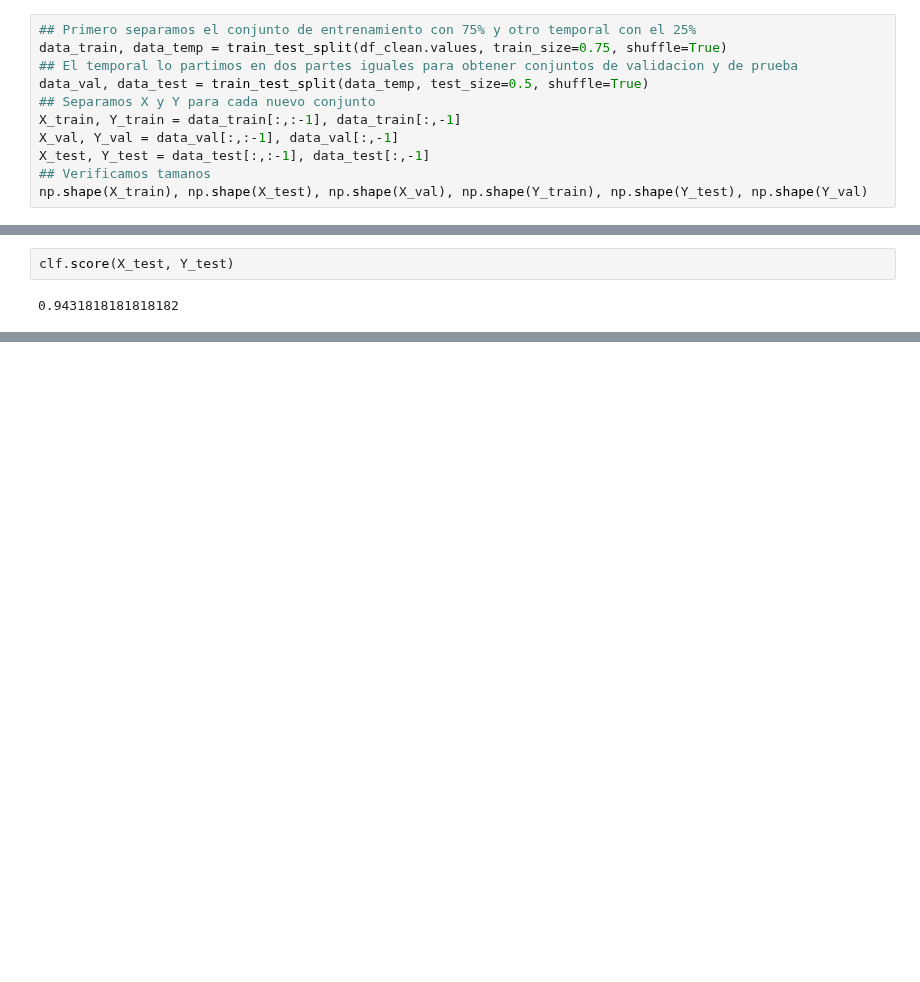
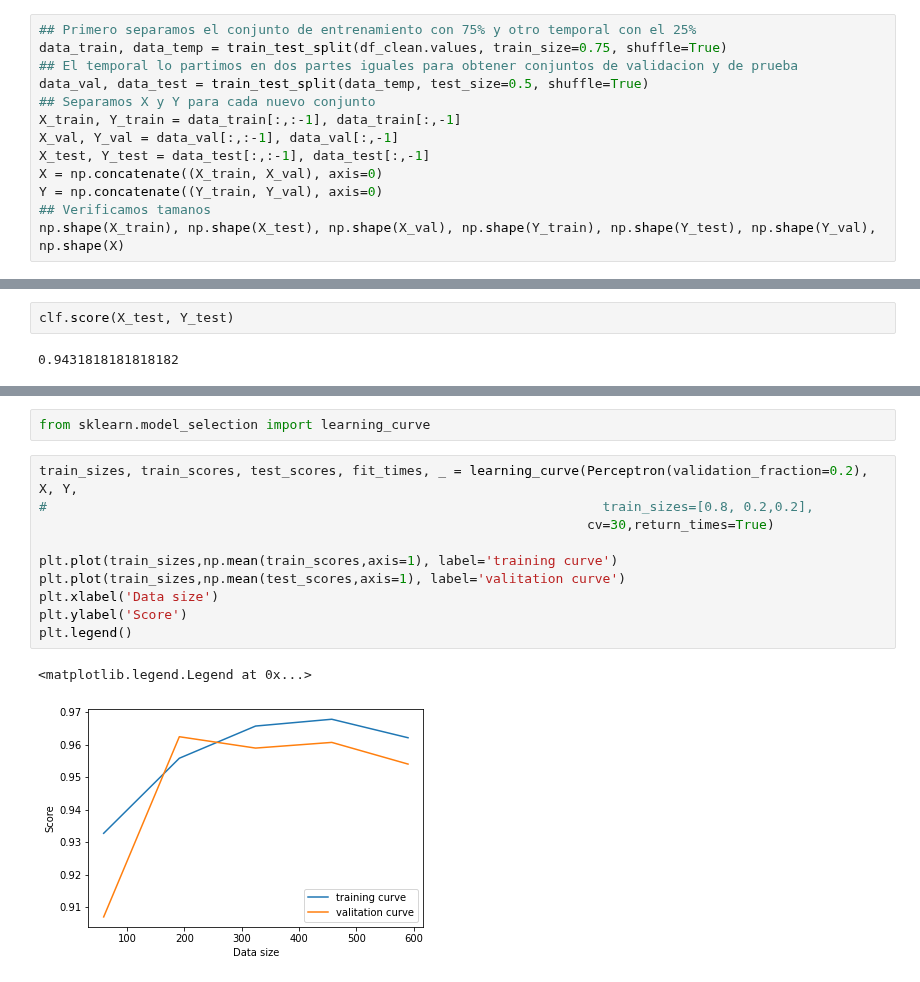
Before and after one commit to igomezv/DataScienceIntermedio, a Jupyter notebook: 3-1-Aprendizaje-supervisado.ipynb, the cells around one changed output, grey strips where cells are left out. Cells and saved outputs as stored; diff of their text form; blank space fills up the shorter version.

Commit message:
update supervised learning notebook

```diff
--- a/3-1-Aprendizaje-supervisado.ipynb
+++ b/3-1-Aprendizaje-supervisado.ipynb
@@ -50,6 +61,8 @@ data_val, data_test = train_test_split(data_temp, test_size=0.5, shuffle=True)
 X_train, Y_train = data_train[:,:-1], data_train[:,-1]
 X_val, Y_val = data_val[:,:-1], data_val[:,-1]
 X_test, Y_test = data_test[:,:-1], data_test[:,-1]
+X = np.concatenate((X_train, X_val), axis=0)
+Y = np.concatenate((Y_train, Y_val), axis=0)
 ## Verificamos tamanos
-np.shape(X_train), np.shape(X_test), np.shape(X_val), np.shape(Y_train), np.shape(Y_test), np.shape(Y_val)
+np.shape(X_train), np.shape(X_test), np.shape(X_val), np.shape(Y_train), np.shape(Y_test), np.shape(Y_val), np.shape(X)
 # %% [output]
@@ -75,0 +134,15 @@ clf.score(X_train, Y_train)
+# %%
+from sklearn.model_selection import learning_curve
+# %%
+train_sizes, train_scores, test_scores, fit_times, _ = learning_curve(Perceptron(validation_fraction=0.2), X, Y,
+#                                                                       train_sizes=[0.8, 0.2,0.2],
+                                                                      cv=30,return_times=True)
+
+plt.plot(train_sizes,np.mean(train_scores,axis=1), label='training curve')
+plt.plot(train_sizes,np.mean(test_scores,axis=1), label='valitation curve')
+plt.xlabel('Data size')
+plt.ylabel('Score')
+plt.legend()
+# %% [output]
+<matplotlib.legend.Legend at 0x...>
+[figure, added]
```
Also changed, not shown: parts of 24 cells of this notebook.
